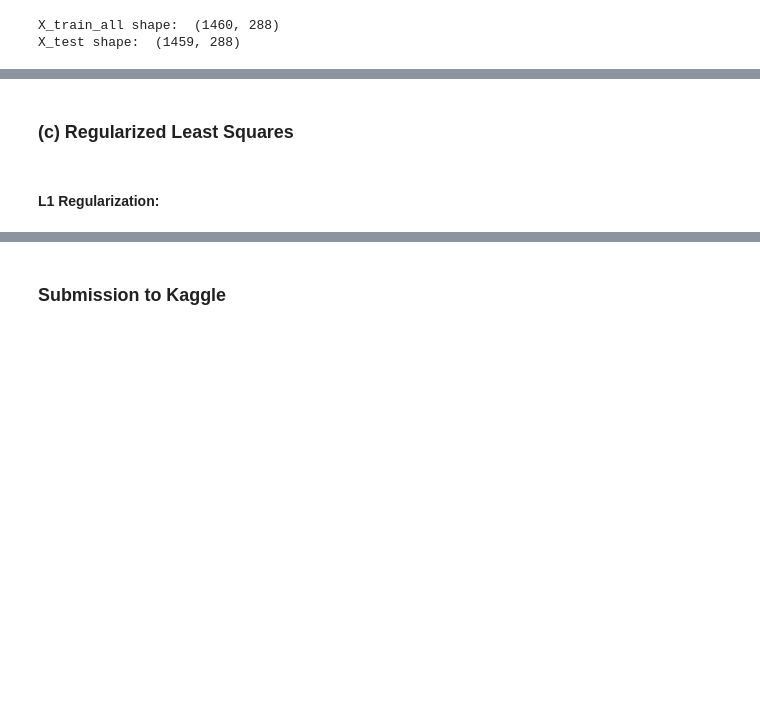
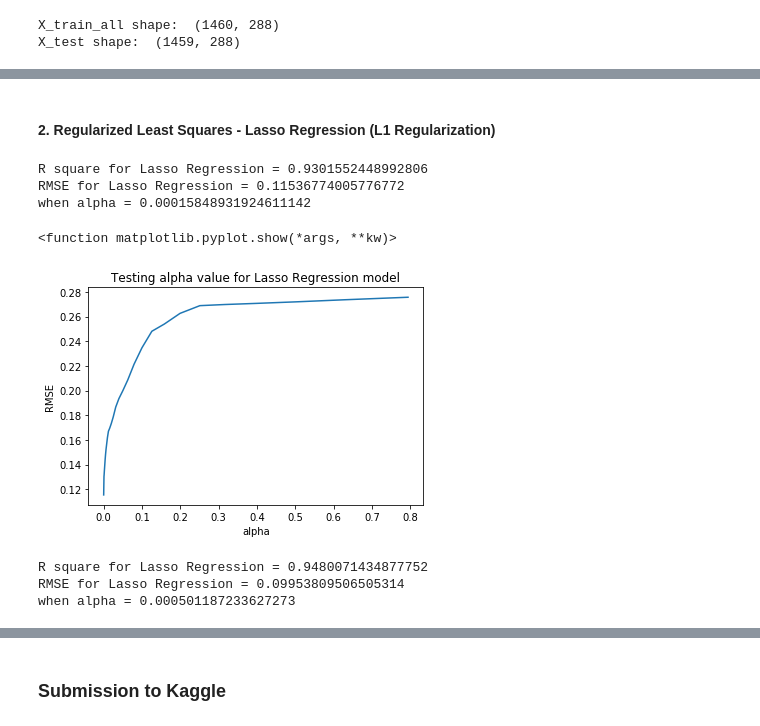
Before and after one commit to tiffany85211/Applied-Machine-Learning, a Jupyter notebook: hw/hw1/house-prices-advanced-regression-techniques/hw1-2.ipynb, the cells around one changed output, grey strips where cells are left out. Drawn from its saved outputs; the diff is of its cells as text; code cells hidden in the pictures; blank space fills up the shorter version.

```diff
--- a/hw/hw1/house-prices-advanced-regression-techniques/hw1-2.ipynb
+++ b/hw/hw1/house-prices-advanced-regression-techniques/hw1-2.ipynb
@@ -12,7 +12,7 @@ import pandas as pd
 import numpy as np
 
 import matplotlib.pyplot as plt
-plt.rcParams['figure.figsize'] = [12, 4]
+plt.rcParams['figure.figsize'] = [8, 6]
 # %%
 # Load dataset
 train = pd.read_csv('./data/train.csv')
@@ -234,6 +240,4 @@ print ('RMSE for Linear Regression =', mean_squared_error(y_val, linear_model.pr
 linear_model = LinearRegression().fit(X_train_all, y_train_all)
 # %% [markdown]
-### (c) Regularized Least Squares
+#### 2. Regularized Least Squares - Lasso Regression (L1 Regularization)
-# %% [markdown]
-#### L1 Regularization:
 # %%
@@ -242,5 +246,5 @@ alphas
 # %%
-# choose alpha by min RMSE on validation set
+# Choose alpha by min RMSE on our validation set X_val
 
 model_list = []
 rsquare_list = []
@@ -256,12 +260,31 @@ print("R square for Lasso Regression =", rsquare_list[rmse_list.index(min(rmse_l
 print("RMSE for Lasso Regression =", min(rmse_list))
 print("when alpha =", alphas[rmse_list.index(min(rmse_list))])
 
-lasso_model_2 = model_list[rmse_list.index(min(rmse_list))]
+lasso_model = model_list[rmse_list.index(min(rmse_list))]
+# %% [output]
+R square for Lasso Regression = 0.9301552448992806
+RMSE for Lasso Regression = 0.11536774005776772
+when alpha = 0.00015848931924611142
+# %%
+# Plot RMSE of different alphas
+
+plt.plot(alphas, rmse_list)
+plt.title("Testing alpha value for Lasso Regression model")
+plt.xlabel("alpha")
+plt.ylabel("RMSE")
+plt.show
+# %% [output]
+<function matplotlib.pyplot.show(*args, **kw)>
+[figure, added]
 # %%
-# choose alpha by cross validation on training set
+# Choose alpha by cross validation (cv=5) on all training set
 
-lasso_model = LassoCV(alphas = alphas, cv=5).fit(X_train_all, y_train_all)
-print ("R square for Lasso Regression =", lasso_model.score(X_val, y_val))
-print ("RMSE for Lasso Regression =", mean_squared_error(y_val, lasso_model.predict(X_val), squared=False))
-print ("when alpha =", lasso_model.alpha_)
+lasso_model_cv = LassoCV(alphas = alphas, cv=5).fit(X_train_all, y_train_all)
+print ("R square for Lasso Regression =", lasso_model_cv.score(X_val, y_val))
+print ("RMSE for Lasso Regression =", mean_squared_error(y_val, lasso_model_cv.predict(X_val), squared=False))
+print ("when alpha =", lasso_model_cv.alpha_)
+# %% [output]
+R square for Lasso Regression = 0.9480071434877752
+RMSE for Lasso Regression = 0.09953809506505314
+when alpha = 0.000501187233627273
 # %%
```
Also changed, not shown: parts of 24 cells of this notebook, 17 other files.
